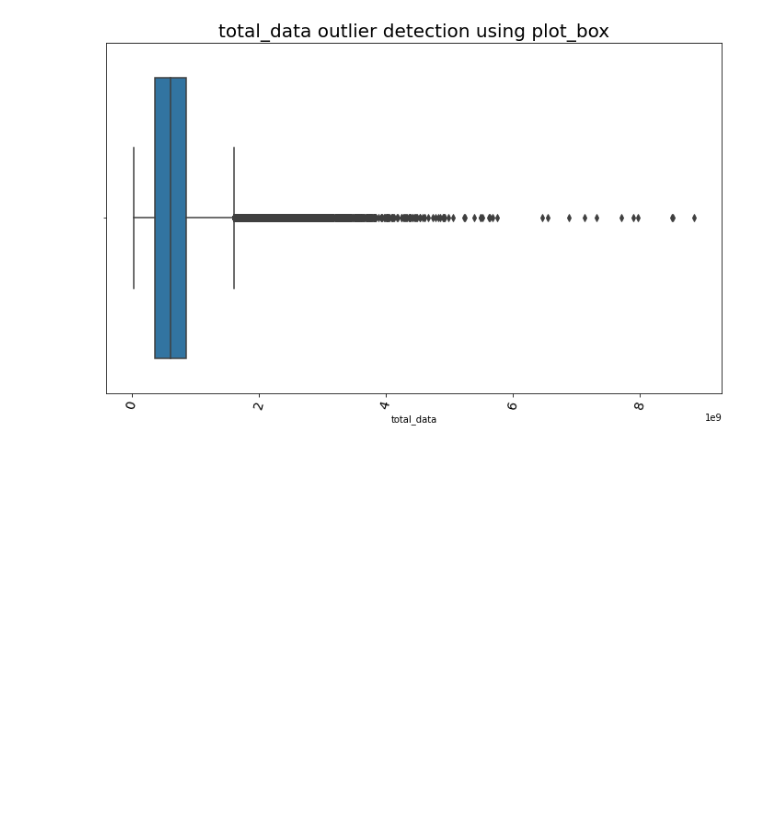
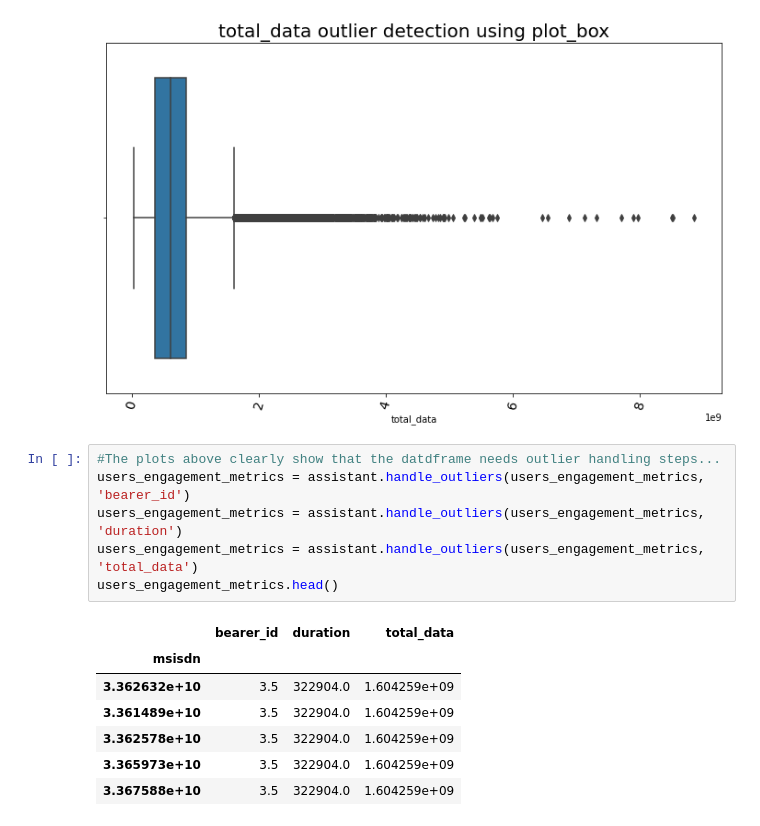
Before and after one commit to michaelgetachew-abebe/Telecom-User-Analytics, a Jupyter notebook: notebooks/user_engagement_analysis.ipynb, the cells around one changed output. Cells and saved outputs as stored; diff of their text form; blank space fills up the shorter version.

```diff
--- a/notebooks/user_engagement_analysis.ipynb
+++ b/notebooks/user_engagement_analysis.ipynb
@@ -142,3 +142,17 @@ for col in col_list:
 [figure]
 [figure]
 [figure]
+# %%
+#The plots above clearly show that the datdframe needs outlier handling steps...
+users_engagement_metrics = assistant.handle_outliers(users_engagement_metrics, 'bearer_id')
+users_engagement_metrics = assistant.handle_outliers(users_engagement_metrics, 'duration')
+users_engagement_metrics = assistant.handle_outliers(users_engagement_metrics, 'total_data')
+users_engagement_metrics.head()
+# %% [output]
+|  | bearer_id | duration | total_data |
+| msisdn |  |  |  |
+| 3.362632e+10 | 3.5 | 322904.0 | 1.604259e+09 |
+| 3.361489e+10 | 3.5 | 322904.0 | 1.604259e+09 |
+| 3.362578e+10 | 3.5 | 322904.0 | 1.604259e+09 |
+| 3.365973e+10 | 3.5 | 322904.0 | 1.604259e+09 |
+| 3.367588e+10 | 3.5 | 322904.0 | 1.604259e+09 |
```
Also changed, not shown: parts of 2 cells of this notebook.
